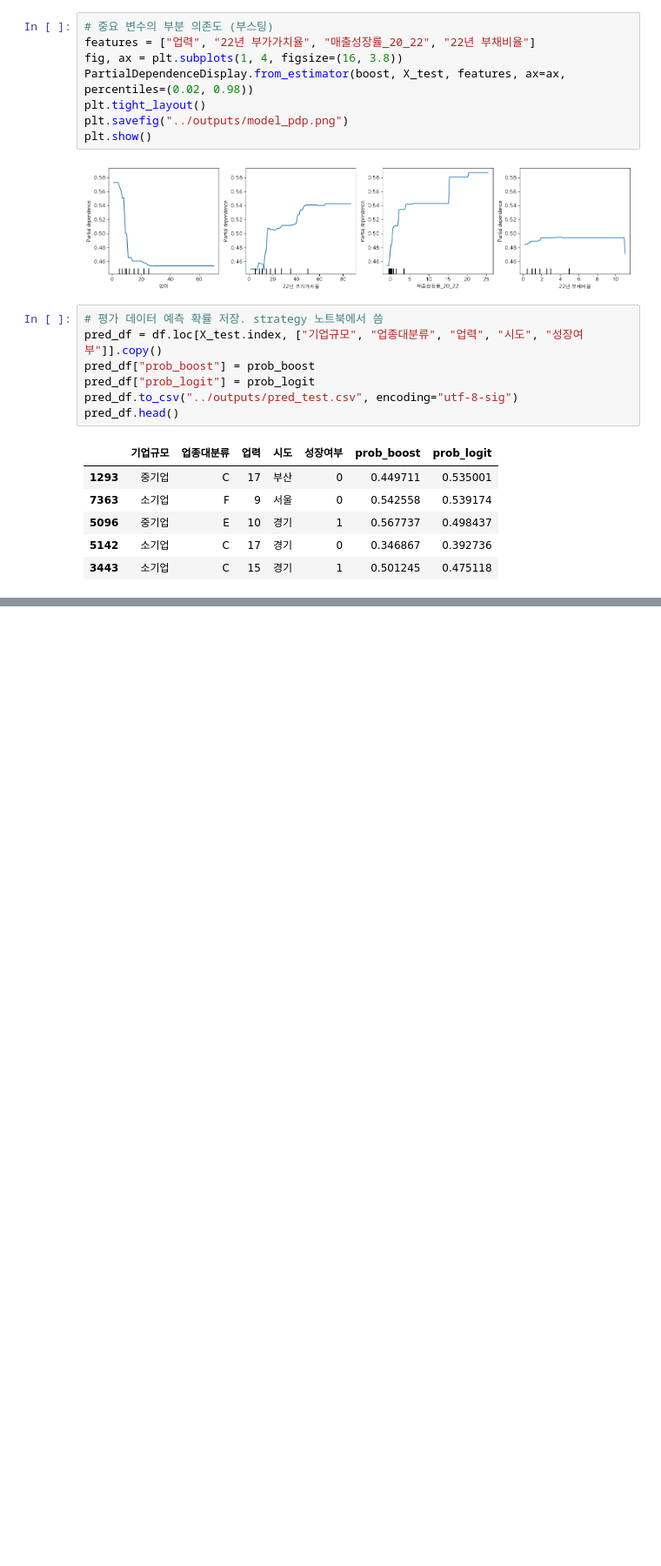
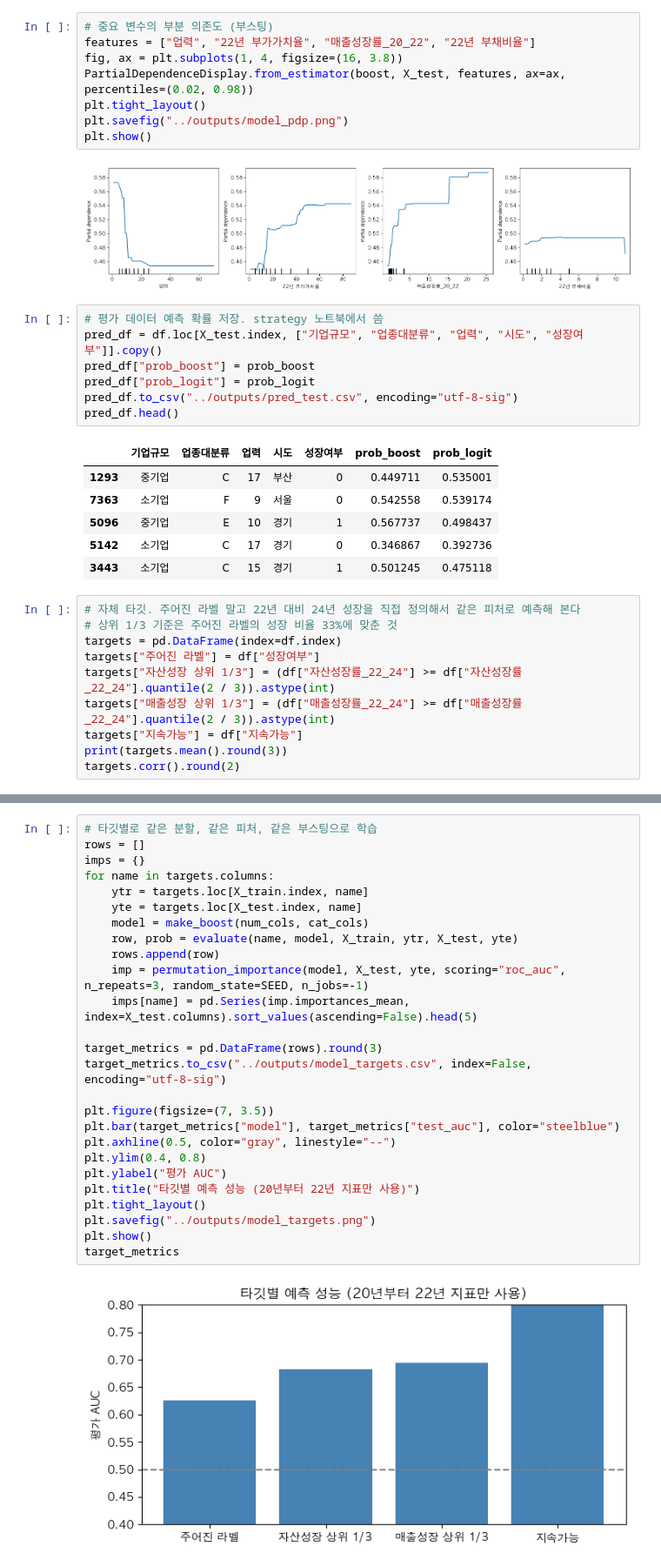
Before and after one commit to JeongHyck06/2026-2_DS_Hackathon, a Jupyter notebook: notebooks/model.ipynb, the cells around one changed output, grey strips where cells are left out. Shown at 87% size. Drawn from its saved outputs; the diff is of its cells as text; blank space fills up the shorter version.

```diff
--- a/notebooks/model.ipynb
+++ b/notebooks/model.ipynb
@@ -268,3 +268,13 @@ pred_df.head()
 | 5096 | 중기업 | E | 10 | 경기 | 1 | 0.567737 | 0.498437 |
 | 5142 | 소기업 | C | 17 | 경기 | 0 | 0.346867 | 0.392736 |
 | 3443 | 소기업 | C | 15 | 경기 | 1 | 0.501245 | 0.475118 |
+# %%
+# 자체 타깃. 주어진 라벨 말고 22년 대비 24년 성장을 직접 정의해서 같은 피처로 예측해 본다
+# 상위 1/3 기준은 주어진 라벨의 성장 비율 33%에 맞춘 것
+targets = pd.DataFrame(index=df.index)
+targets["주어진 라벨"] = df["성장여부"]
+targets["자산성장 상위 1/3"] = (df["자산성장률_22_24"] >= df["자산성장률_22_24"].quantile(2 / 3)).astype(int)
+targets["매출성장 상위 1/3"] = (df["매출성장률_22_24"] >= df["매출성장률_22_24"].quantile(2 / 3)).astype(int)
+targets["지속가능"] = df["지속가능"]
+print(targets.mean().round(3))
+targets.corr().round(2)
@@ -270,0 +292,28 @@ pred_df.head()
+# %%
+# 타깃별로 같은 분할, 같은 피처, 같은 부스팅으로 학습
+rows = []
+imps = {}
+for name in targets.columns:
+    ytr = targets.loc[X_train.index, name]
+    yte = targets.loc[X_test.index, name]
+    model = make_boost(num_cols, cat_cols)
+    row, prob = evaluate(name, model, X_train, ytr, X_test, yte)
+    rows.append(row)
+    imp = permutation_importance(model, X_test, yte, scoring="roc_auc", n_repeats=3, random_state=SEED, n_jobs=-1)
+    imps[name] = pd.Series(imp.importances_mean, index=X_test.columns).sort_values(ascending=False).head(5)
+
+target_metrics = pd.DataFrame(rows).round(3)
+target_metrics.to_csv("../outputs/model_targets.csv", index=False, encoding="utf-8-sig")
+
+plt.figure(figsize=(7, 3.5))
+plt.bar(target_metrics["model"], target_metrics["test_auc"], color="steelblue")
+plt.axhline(0.5, color="gray", linestyle="--")
+plt.ylim(0.4, 0.8)
+plt.ylabel("평가 AUC")
+plt.title("타깃별 예측 성능 (20년부터 22년 지표만 사용)")
+plt.tight_layout()
+plt.savefig("../outputs/model_targets.png")
+plt.show()
+target_metrics
+# %% [output]
+[figure, added]
```
Also changed, not shown: parts of 4 cells of this notebook.
